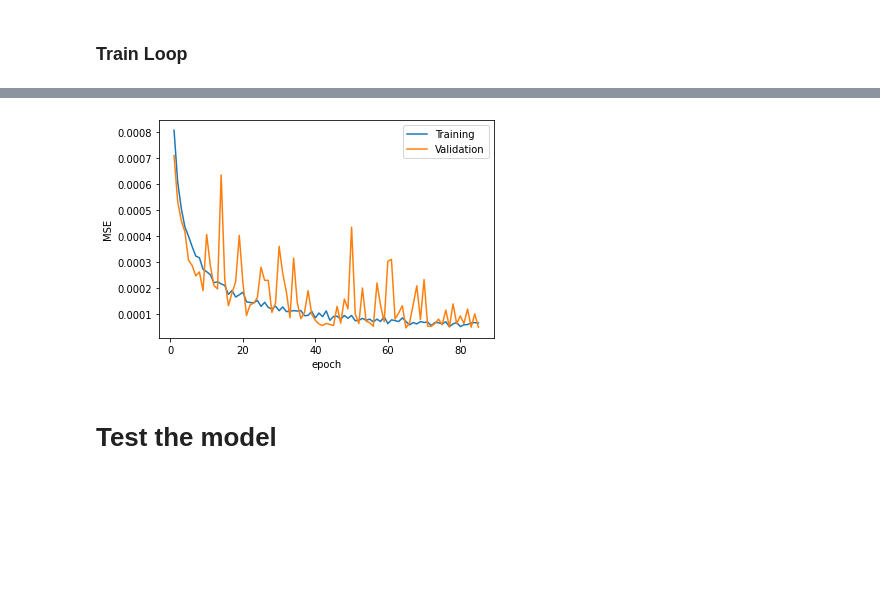
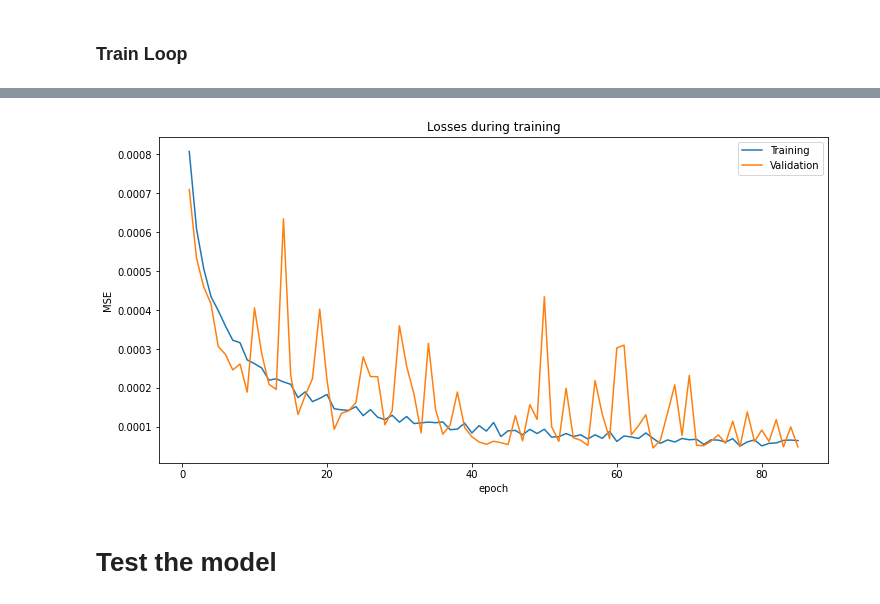
Before and after one commit to paolodelia99/thesis-option-pricing-with-deep-learning, a Jupyter notebook: notebooks/Model-Testing-Heston.ipynb, the cells around one changed output, grey strips where cells are left out. Drawn from its saved outputs; the diff is of its cells as text; code cells hidden in the pictures; blank space fills up the shorter version.

Commit message:
added train and val error metrics at the end

```diff
--- a/notebooks/Model-Testing-Heston.ipynb
+++ b/notebooks/Model-Testing-Heston.ipynb
@@ -396,7 +396,7 @@ def train(
 
   return training_losses, validation_losses
 # %%
-load = False
+load = True
 save_model_path = '../models/final_heston_model.chkpt'
 val_err_df_path = '../results/val_final_heston_model.csv'
 
@@ -442,8 +424,10 @@ Stopping at Epoch: 85
 # %%
-val_err_df[1:].plot(xlabel='epoch', ylabel='MSE')
+fig, ax = plt.subplots(figsize=(12, 6))
+val_err_df[1:].plot(xlabel='epoch', ylabel='MSE', ax=ax)
+plt.title('Losses during training')
 plt.plot();
 # %% [output]
-[figure, old version]
+[figure, new version]
 # %% [markdown]
 # Test the model
 # %%
```
Also changed, not shown: parts of 9 cells of this notebook.
